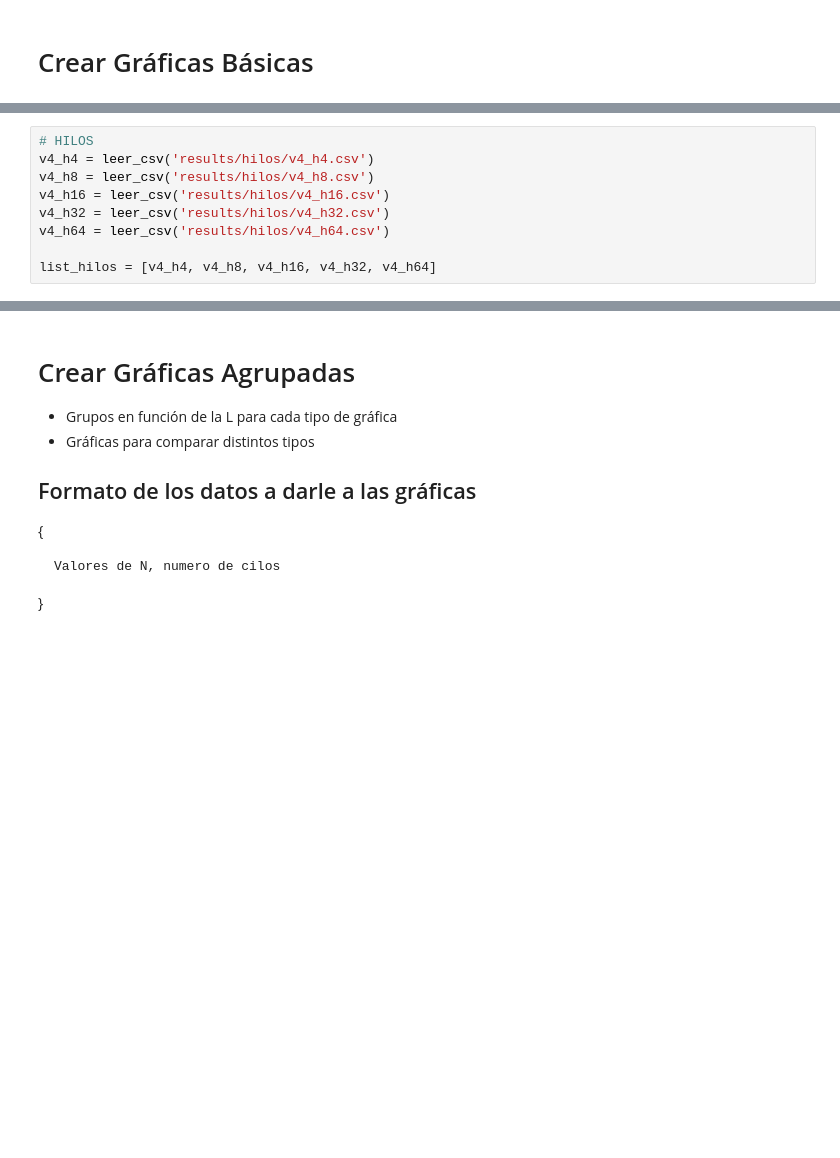
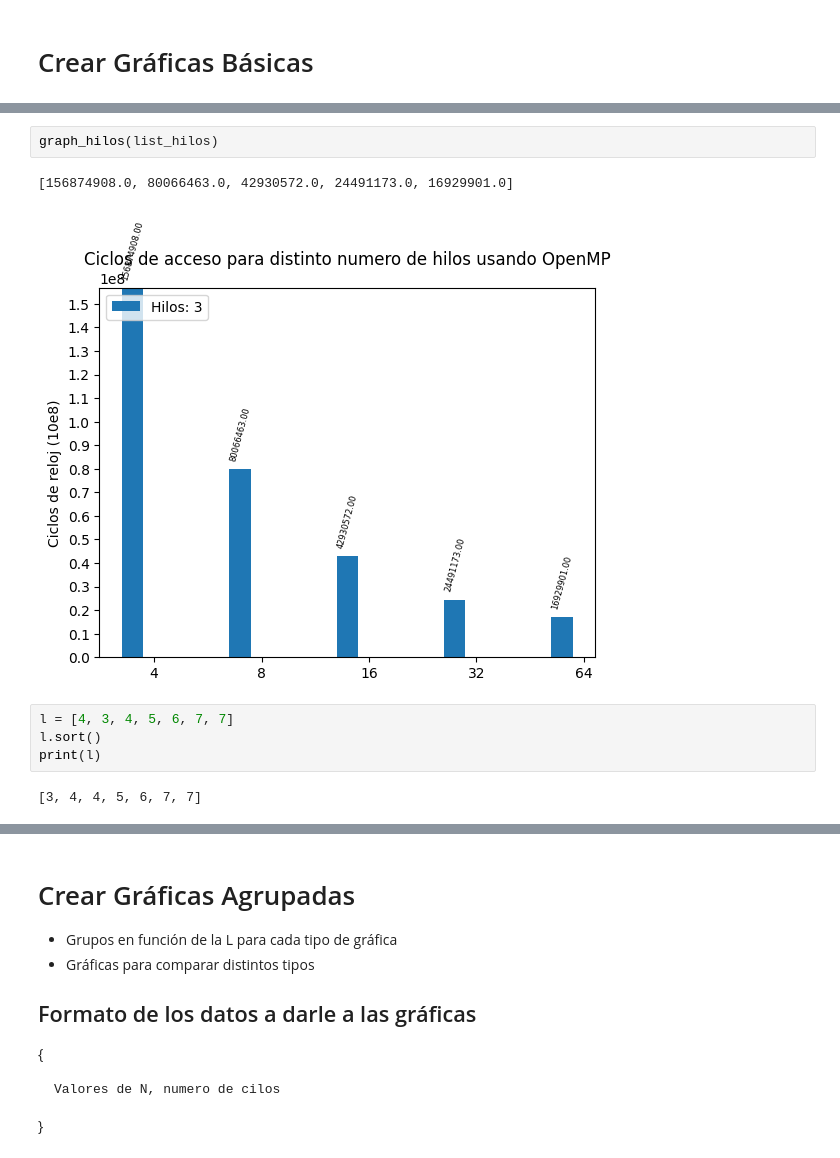
Before and after one commit to chrisgzlez/ArqComp, a Jupyter notebook: Practica_02/ClockSpeed.ipynb, the cells around one changed output, grey strips where cells are left out. Cells and saved outputs as stored; diff of their text form; blank space fills up the shorter version.

```diff
--- a/Practica_02/ClockSpeed.ipynb
+++ b/Practica_02/ClockSpeed.ipynb
@@ -102,9 +70,0 @@ def graph_hilos(list_of_df: list[pd.DataFrame]) -> None:
-# %%
-# HILOS
-v4_h4 = leer_csv('results/hilos/v4_h4.csv')
-v4_h8 = leer_csv('results/hilos/v4_h8.csv')
-v4_h16 = leer_csv('results/hilos/v4_h16.csv')
-v4_h32 = leer_csv('results/hilos/v4_h32.csv')
-v4_h64 = leer_csv('results/hilos/v4_h64.csv')
-
-list_hilos = [v4_h4, v4_h8, v4_h16, v4_h32, v4_h64]
@@ -148,0 +105,11 @@ N 4     8       16      32      64
+# %%
+graph_hilos(list_hilos)
+# %% [output]
+[156874908.0, 80066463.0, 42930572.0, 24491173.0, 16929901.0]
+[figure, added]
+# %%
+l = [4, 3, 4, 5, 6, 7, 7]
+l.sort()
+print(l)
+# %% [output]
+[3, 4, 4, 5, 6, 7, 7]
```
Also changed, not shown: parts of 33 cells of this notebook, 20 other files.
